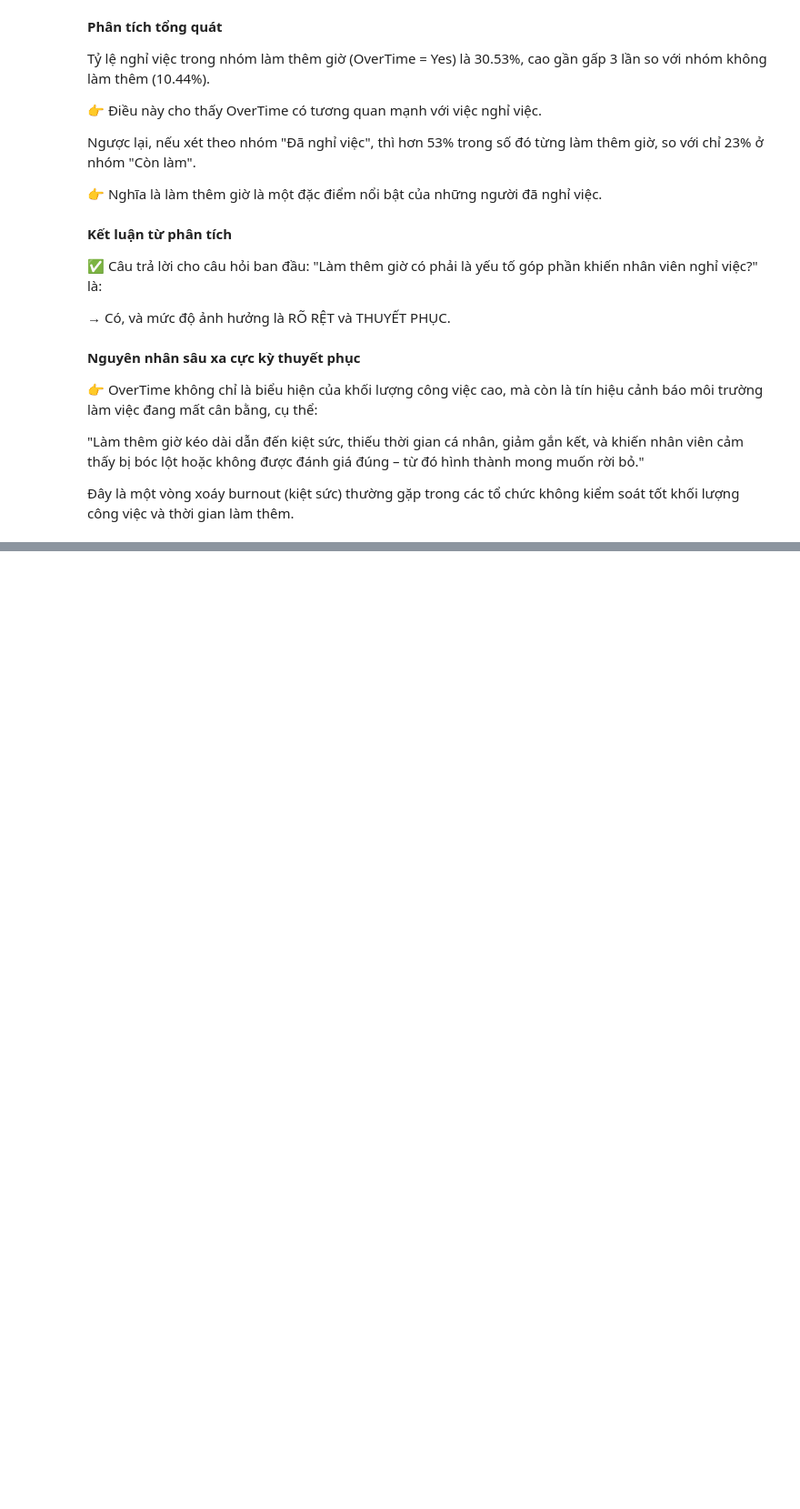
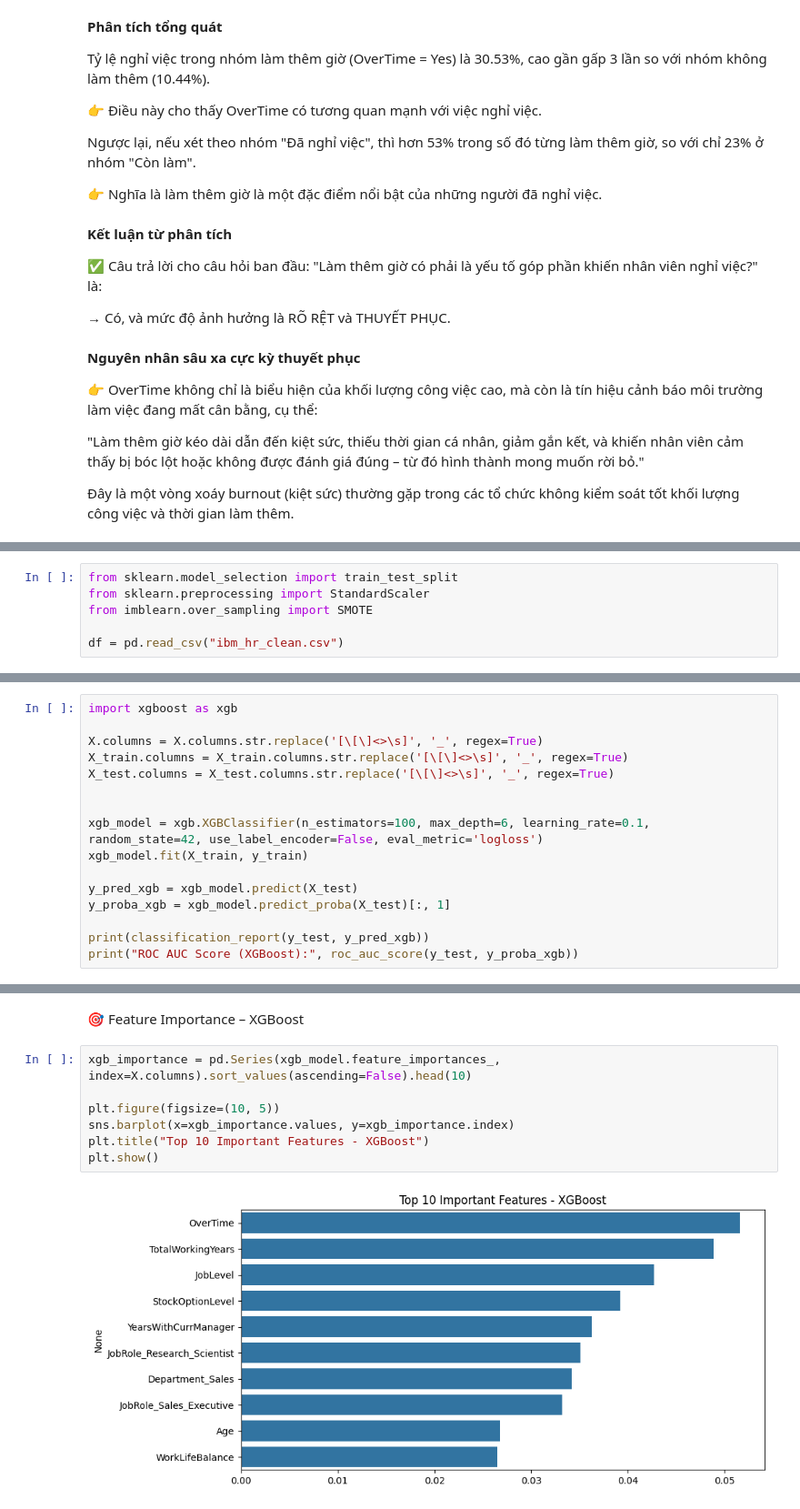
Before and after one commit to CongDon1207/DataStorytelling-EmployeeChurn-Superset, a Jupyter notebook: Final_Project.ipynb, the cells around one changed output, grey strips where cells are left out. Shown at 91% size. Drawn from its saved outputs; the diff is of its cells as text; blank space fills up the shorter version.

```diff
--- a/Final_Project.ipynb
+++ b/Final_Project.ipynb
@@ -779,0 +930,6 @@ Ngược lại, nếu xét theo nhóm "Đã nghỉ việc", thì hơn 53% trong
+# %%
+from sklearn.model_selection import train_test_split
+from sklearn.preprocessing import StandardScaler
+from imblearn.over_sampling import SMOTE
+
+df = pd.read_csv("ibm_hr_clean.csv")
@@ -779,0 +1162,16 @@ Ngược lại, nếu xét theo nhóm "Đã nghỉ việc", thì hơn 53% trong
+# %%
+import xgboost as xgb
+
+X.columns = X.columns.str.replace('[\[\]<>\s]', '_', regex=True)
+X_train.columns = X_train.columns.str.replace('[\[\]<>\s]', '_', regex=True)
+X_test.columns = X_test.columns.str.replace('[\[\]<>\s]', '_', regex=True)
+
+
+xgb_model = xgb.XGBClassifier(n_estimators=100, max_depth=6, learning_rate=0.1, random_state=42, use_label_encoder=False, eval_metric='logloss')
+xgb_model.fit(X_train, y_train)
+
+y_pred_xgb = xgb_model.predict(X_test)
+y_proba_xgb = xgb_model.predict_proba(X_test)[:, 1]
+
+print(classification_report(y_test, y_pred_xgb))
+print("ROC AUC Score (XGBoost):", roc_auc_score(y_test, y_proba_xgb))
@@ -779,0 +1192,11 @@ Ngược lại, nếu xét theo nhóm "Đã nghỉ việc", thì hơn 53% trong
+# %% [markdown]
+🎯 Feature Importance – XGBoost
+# %%
+xgb_importance = pd.Series(xgb_model.feature_importances_, index=X.columns).sort_values(ascending=False).head(10)
+
+plt.figure(figsize=(10, 5))
+sns.barplot(x=xgb_importance.values, y=xgb_importance.index)
+plt.title("Top 10 Important Features - XGBoost")
+plt.show()
+# %% [output]
+[figure, added]
```
Also changed, not shown: parts of 80 cells of this notebook, 2 other files.
